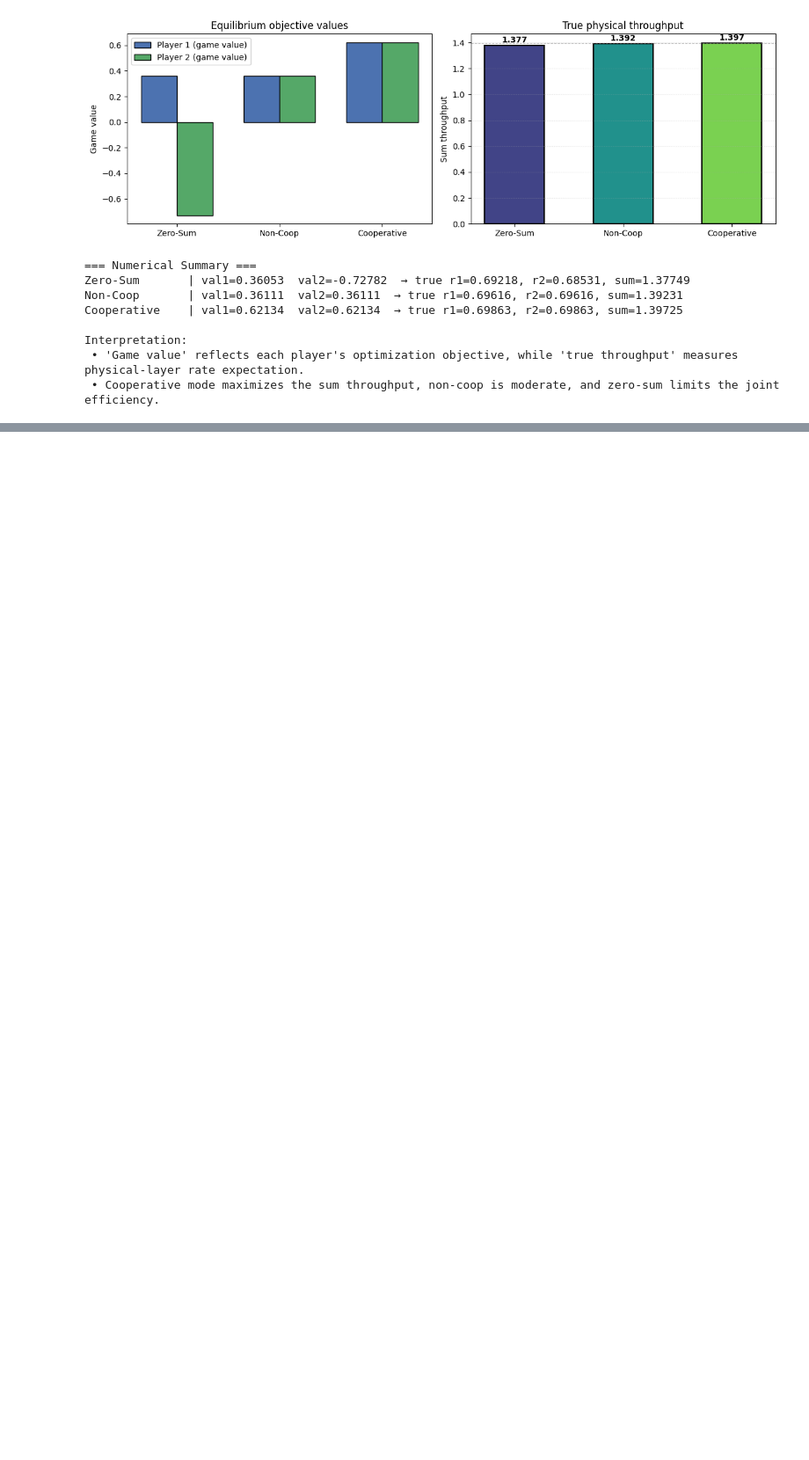
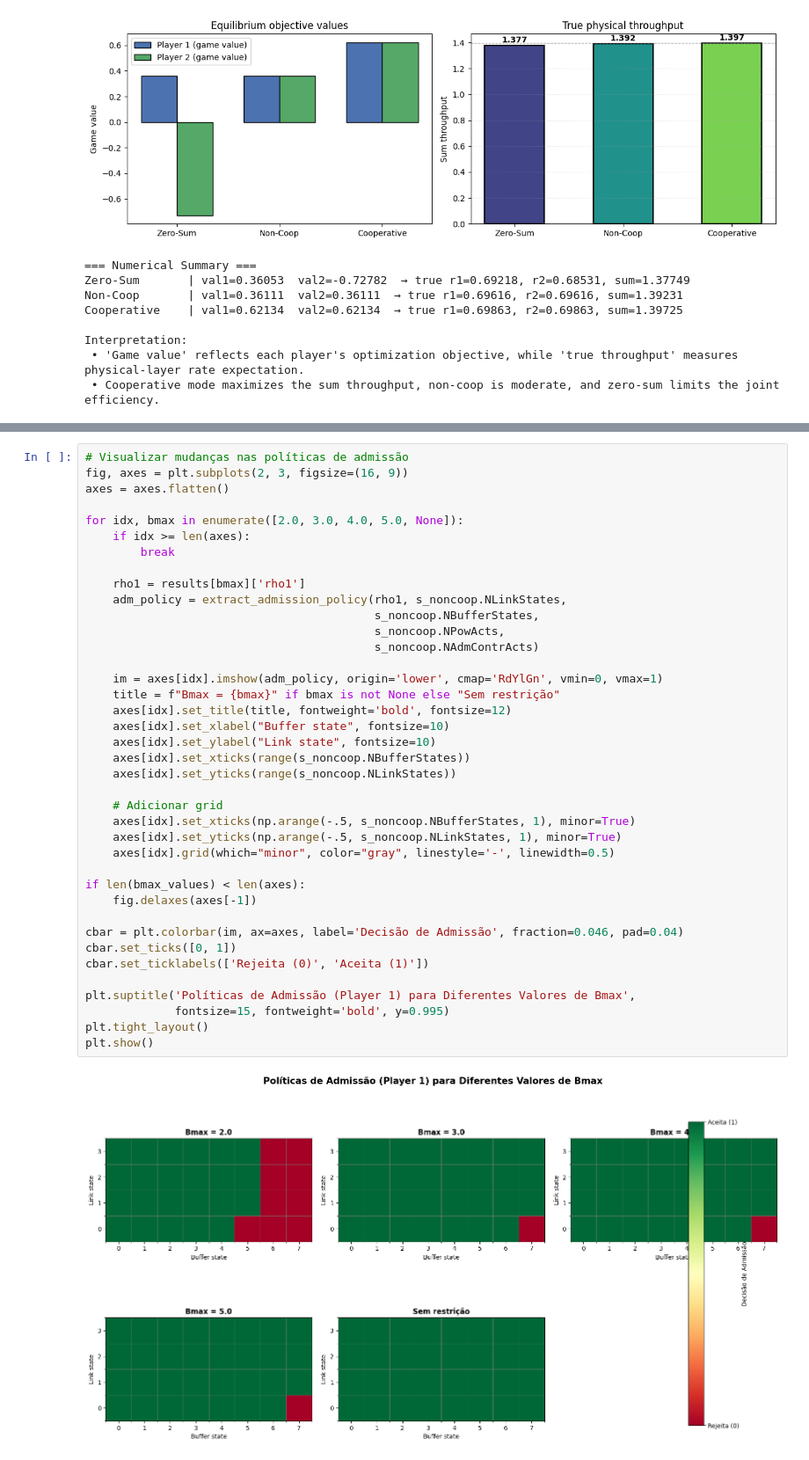
Before and after one commit to novae1/rl_gym, a Jupyter notebook: stochastic_games/team_game_vs_non_cooperative_simple_stochastic_game.ipynb, the cells around one changed output, grey strips where cells are left out. Shown at 88% size. Cells and saved outputs as stored; diff of their text form; blank space fills up the shorter version.

```diff
--- a/stochastic_games/team_game_vs_non_cooperative_simple_stochastic_game.ipynb
+++ b/stochastic_games/team_game_vs_non_cooperative_simple_stochastic_game.ipynb
@@ -728,0 +1023,41 @@ Interpretation:
+# %%
+# Visualizar mudanças nas políticas de admissão
+fig, axes = plt.subplots(2, 3, figsize=(16, 9))
+axes = axes.flatten()
+
+for idx, bmax in enumerate([2.0, 3.0, 4.0, 5.0, None]):
+    if idx >= len(axes):
+        break
+
+    rho1 = results[bmax]['rho1']
+    adm_policy = extract_admission_policy(rho1, s_noncoop.NLinkStates,
+                                          s_noncoop.NBufferStates,
+                                          s_noncoop.NPowActs,
+                                          s_noncoop.NAdmContrActs)
+
+    im = axes[idx].imshow(adm_policy, origin='lower', cmap='RdYlGn', vmin=0, vmax=1)
+    title = f"Bmax = {bmax}" if bmax is not None else "Sem restrição"
+    axes[idx].set_title(title, fontweight='bold', fontsize=12)
+    axes[idx].set_xlabel("Buffer state", fontsize=10)
+    axes[idx].set_ylabel("Link state", fontsize=10)
+    axes[idx].set_xticks(range(s_noncoop.NBufferStates))
+    axes[idx].set_yticks(range(s_noncoop.NLinkStates))
+
+    # Adicionar grid
+    axes[idx].set_xticks(np.arange(-.5, s_noncoop.NBufferStates, 1), minor=True)
+    axes[idx].set_yticks(np.arange(-.5, s_noncoop.NLinkStates, 1), minor=True)
+    axes[idx].grid(which="minor", color="gray", linestyle='-', linewidth=0.5)
+
+if len(bmax_values) < len(axes):
+    fig.delaxes(axes[-1])
+
+cbar = plt.colorbar(im, ax=axes, label='Decisão de Admissão', fraction=0.046, pad=0.04)
+cbar.set_ticks([0, 1])
+cbar.set_ticklabels(['Rejeita (0)', 'Aceita (1)'])
+
+plt.suptitle('Políticas de Admissão (Player 1) para Diferentes Valores de Bmax',
+             fontsize=15, fontweight='bold', y=0.995)
+plt.tight_layout()
+plt.show()
+# %% [output]
+[figure, added]
```
Also changed, not shown: parts of 10 cells of this notebook.
